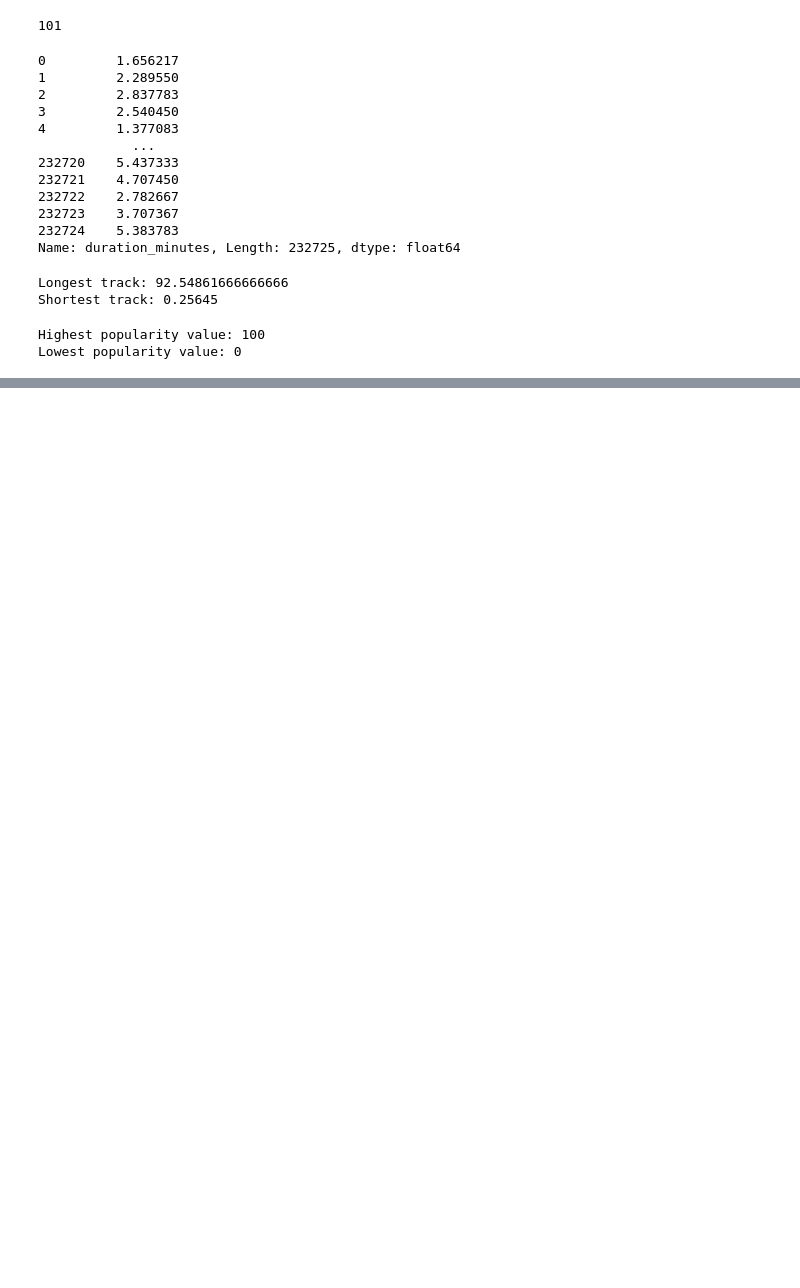
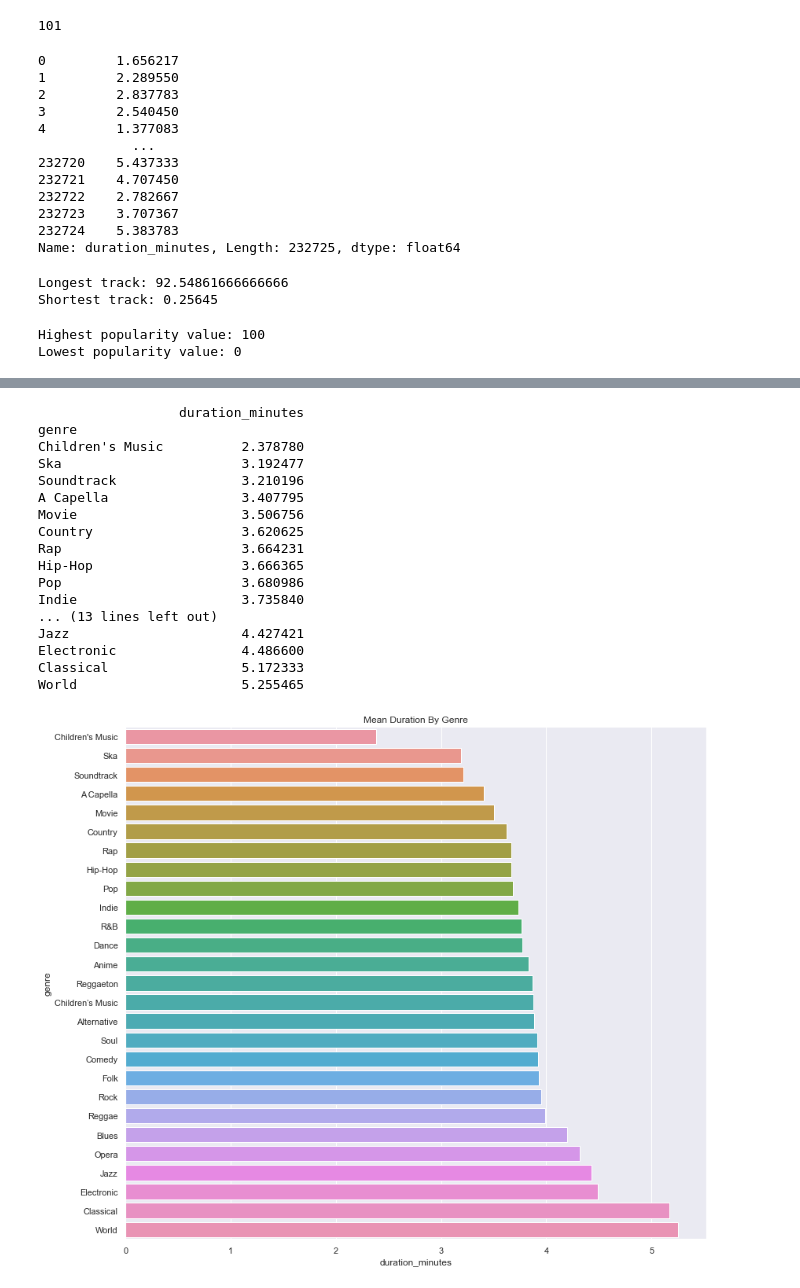
Before and after one commit to itamarKraitman/Spotify_data_analysis, a Jupyter notebook: Spotify.ipynb, the cells around one changed output, grey strips where cells are left out. Saved outputs shown, nothing was run; the diff lists cells and outputs as text; code cells hidden in the pictures; blank space fills up the shorter version.

```diff
--- a/Spotify.ipynb
+++ b/Spotify.ipynb
@@ -207,0 +238,32 @@ plt.show()
+# %%
+# mean duration of each genre
+
+mean_duration_by_genre = pd.DataFrame(spotify_data.groupby('genre')['duration_minutes'].mean()).sort_values(
+    by='duration_minutes')
+print(mean_duration_by_genre)
+
+plt.subplots(figsize=(12,10))
+sns.barplot(x='duration_minutes',y=mean_duration_by_genre.index,data=mean_duration_by_genre).set(
+    title="Mean Duration By Genre")
+
+plt.tight_layout()
+plt.show()
+# %% [output]
+                  duration_minutes
+genre
+Children's Music          2.378780
+Ska                       3.192477
+Soundtrack                3.210196
+A Capella                 3.407795
+Movie                     3.506756
+Country                   3.620625
+Rap                       3.664231
+Hip-Hop                   3.666365
+Pop                       3.680986
+Indie                     3.735840
+... (13 lines left out)
+Jazz                      4.427421
+Electronic                4.486600
+Classical                 5.172333
+World                     5.255465
+[figure, added]
```
Also changed, not shown: parts of 9 cells of this notebook.
